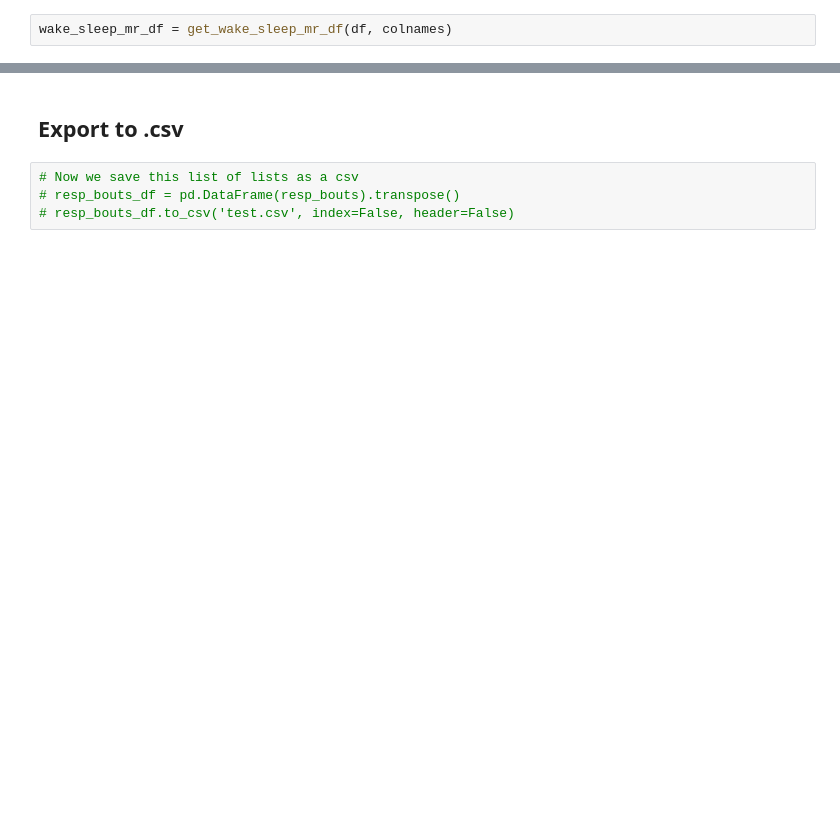
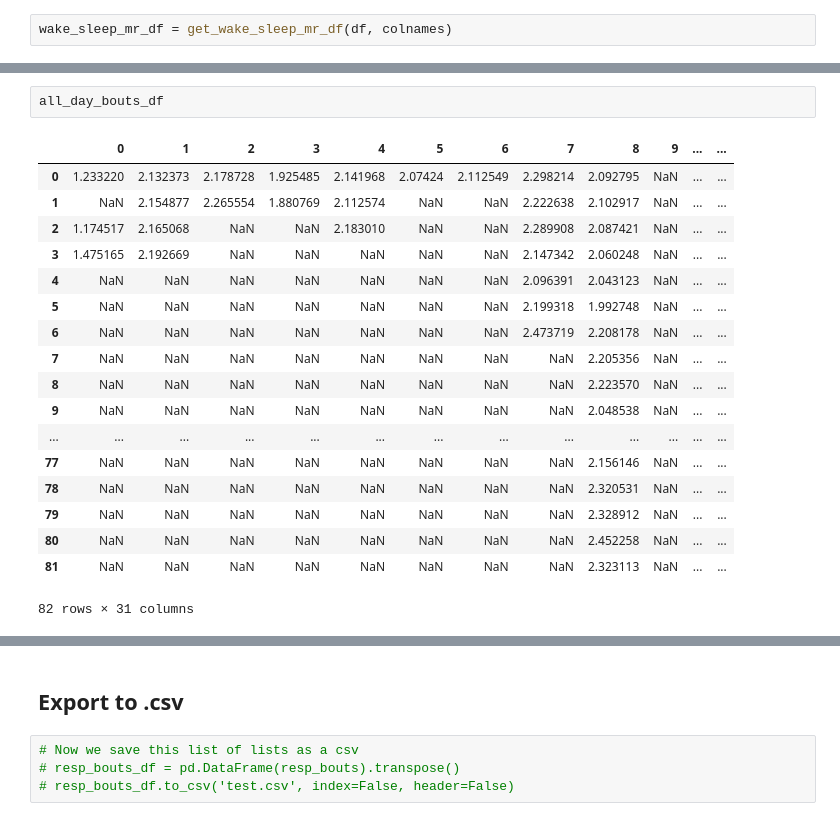
Before and after one commit to johntauber/Fly-Respirometry-Analysis, a Jupyter notebook: FlyResp.ipynb, the cells around one changed output, grey strips where cells are left out. Drawn from its saved outputs; the diff is of its cells as text; blank space fills up the shorter version.

```diff
--- a/FlyResp.ipynb
+++ b/FlyResp.ipynb
@@ -324,0 +359,21 @@ wake_sleep_mr_df = get_wake_sleep_mr_df(df, colnames)
+# %%
+all_day_bouts_df
+# %% [output]
+|  | 0 | 1 | 2 | 3 | 4 | 5 | 6 | 7 | 8 | 9 | ... | ... |
+| 0 | 1.233220 | 2.132373 | 2.178728 | 1.925485 | 2.141968 | 2.07424 | 2.112549 | 2.298214 | 2.092795 | NaN | ... | ... |
+| 1 | NaN | 2.154877 | 2.265554 | 1.880769 | 2.112574 | NaN | NaN | 2.222638 | 2.102917 | NaN | ... | ... |
+| 2 | 1.174517 | 2.165068 | NaN | NaN | 2.183010 | NaN | NaN | 2.289908 | 2.087421 | NaN | ... | ... |
+| 3 | 1.475165 | 2.192669 | NaN | NaN | NaN | NaN | NaN | 2.147342 | 2.060248 | NaN | ... | ... |
+| 4 | NaN | NaN | NaN | NaN | NaN | NaN | NaN | 2.096391 | 2.043123 | NaN | ... | ... |
+| 5 | NaN | NaN | NaN | NaN | NaN | NaN | NaN | 2.199318 | 1.992748 | NaN | ... | ... |
+| 6 | NaN | NaN | NaN | NaN | NaN | NaN | NaN | 2.473719 | 2.208178 | NaN | ... | ... |
+| 7 | NaN | NaN | NaN | NaN | NaN | NaN | NaN | NaN | 2.205356 | NaN | ... | ... |
+| 8 | NaN | NaN | NaN | NaN | NaN | NaN | NaN | NaN | 2.223570 | NaN | ... | ... |
+| 9 | NaN | NaN | NaN | NaN | NaN | NaN | NaN | NaN | 2.048538 | NaN | ... | ... |
+| ... | ... | ... | ... | ... | ... | ... | ... | ... | ... | ... | ... | ... |
+| 77 | NaN | NaN | NaN | NaN | NaN | NaN | NaN | NaN | 2.156146 | NaN | ... | ... |
+| 78 | NaN | NaN | NaN | NaN | NaN | NaN | NaN | NaN | 2.320531 | NaN | ... | ... |
+| 79 | NaN | NaN | NaN | NaN | NaN | NaN | NaN | NaN | 2.328912 | NaN | ... | ... |
+| 80 | NaN | NaN | NaN | NaN | NaN | NaN | NaN | NaN | 2.452258 | NaN | ... | ... |
+| 81 | NaN | NaN | NaN | NaN | NaN | NaN | NaN | NaN | 2.323113 | NaN | ... | ... |
+82 rows × 31 columns
```
Also changed, not shown: parts of 18 cells of this notebook.
